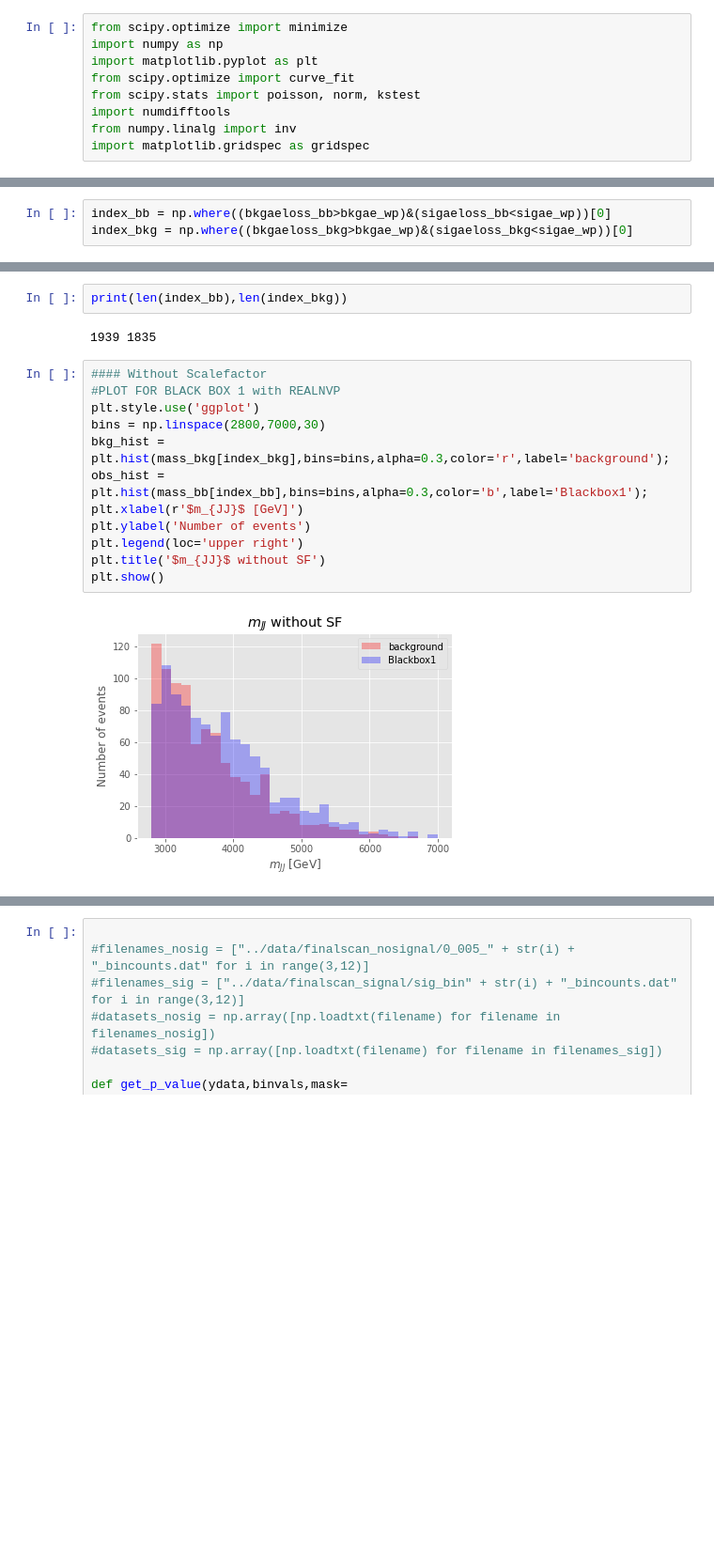
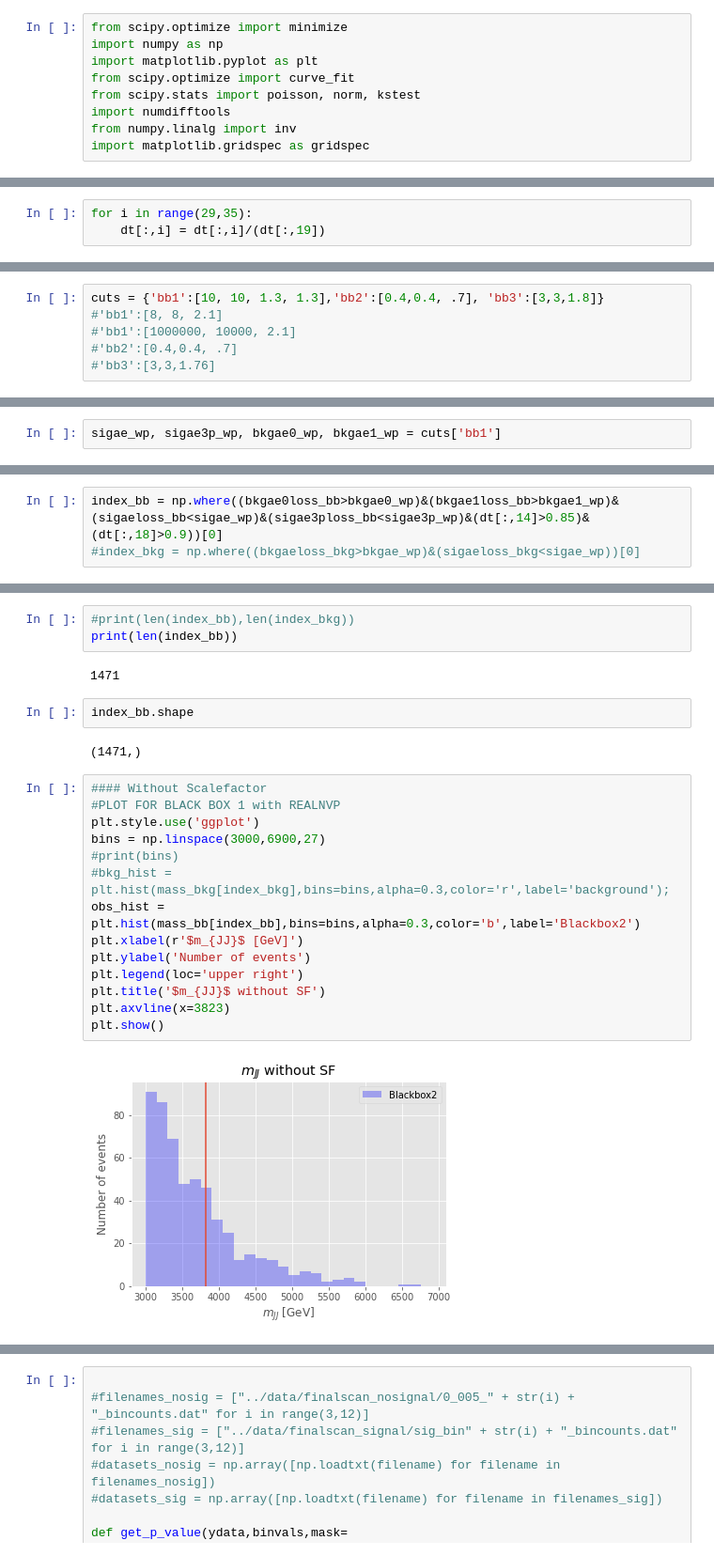
Before and after one commit to SangeonPark/QUASAR, a Jupyter notebook: statistics/pvalues_analysis-from-CWoLa.ipynb, the cells around one changed output, grey strips where cells are left out. Shown: that part at 94% size. Saved outputs shown, nothing was run; the diff lists cells and outputs as text; blank space fills up the shorter version.

```diff
--- a/statistics/pvalues_analysis-from-CWoLa.ipynb
+++ b/statistics/pvalues_analysis-from-CWoLa.ipynb
@@ -22,0 +87,3 @@ bkgaeloss_bkg = np.load('../data/bkgaeloss_bkg.npy')
+# %%
+for i in range(29,35):
+    dt[:,i] = dt[:,i]/(dt[:,19])
@@ -23 +96,7 @@ bkgaeloss_bkg = np.load('../data/bkgaeloss_bkg.npy')
+# %%
+cuts = {'bb1':[10, 10, 1.3, 1.3],'bb2':[0.4,0.4, .7], 'bb3':[3,3,1.8]}
+#'bb1':[8, 8, 2.1]
+#'bb1':[1000000, 10000, 2.1]
+#'bb2':[0.4,0.4, .7]
+#'bb3':[3,3,1.76]
 # %%
@@ -26,0 +106,2 @@ bkgae_wp = 2
+# %%
+sigae_wp, sigae3p_wp, bkgae0_wp, bkgae1_wp = cuts['bb1']
@@ -27,3 +120,3 @@ bkgae_wp = 2
 # %%
-index_bb = np.where((bkgaeloss_bb>bkgae_wp)&(sigaeloss_bb<sigae_wp))[0]
-index_bkg = np.where((bkgaeloss_bkg>bkgae_wp)&(sigaeloss_bkg<sigae_wp))[0]
+index_bb = np.where((bkgae0loss_bb>bkgae0_wp)&(bkgae1loss_bb>bkgae1_wp)&(sigaeloss_bb<sigae_wp)&(sigae3ploss_bb<sigae3p_wp)&(dt[:,14]>0.85)&(dt[:,18]>0.9))[0]
+#index_bkg = np.where((bkgaeloss_bkg>bkgae_wp)&(sigaeloss_bkg<sigae_wp))[0]
@@ -30,18 +125,25 @@ index_bkg = np.where((bkgaeloss_bkg>bkgae_wp)&(sigaeloss_bkg<sigae_wp))[0]
 # %%
-print(len(index_bb),len(index_bkg))
+#print(len(index_bb),len(index_bkg))
+print(len(index_bb))
 # %% [output]
-1939 1835
+1471
+# %%
+index_bb.shape
+# %% [output]
+(1471,)
 # %%
 #### Without Scalefactor
 #PLOT FOR BLACK BOX 1 with REALNVP
 plt.style.use('ggplot')
-bins = np.linspace(2800,7000,30)
-bkg_hist = plt.hist(mass_bkg[index_bkg],bins=bins,alpha=0.3,color='r',label='background');
-obs_hist = plt.hist(mass_bb[index_bb],bins=bins,alpha=0.3,color='b',label='Blackbox1');
+bins = np.linspace(3000,6900,27)
+#print(bins)
+#bkg_hist = plt.hist(mass_bkg[index_bkg],bins=bins,alpha=0.3,color='r',label='background');
+obs_hist = plt.hist(mass_bb[index_bb],bins=bins,alpha=0.3,color='b',label='Blackbox2')
 plt.xlabel(r'$m_{JJ}$ [GeV]')
 plt.ylabel('Number of events')
 plt.legend(loc='upper right')
 plt.title('$m_{JJ}$ without SF')
+plt.axvline(x=3823)
 plt.show()
 # %% [output]
-[figure, old version]
+[figure, new version]
```
Also changed, not shown: parts of 48 cells of this notebook, 20 other files.
